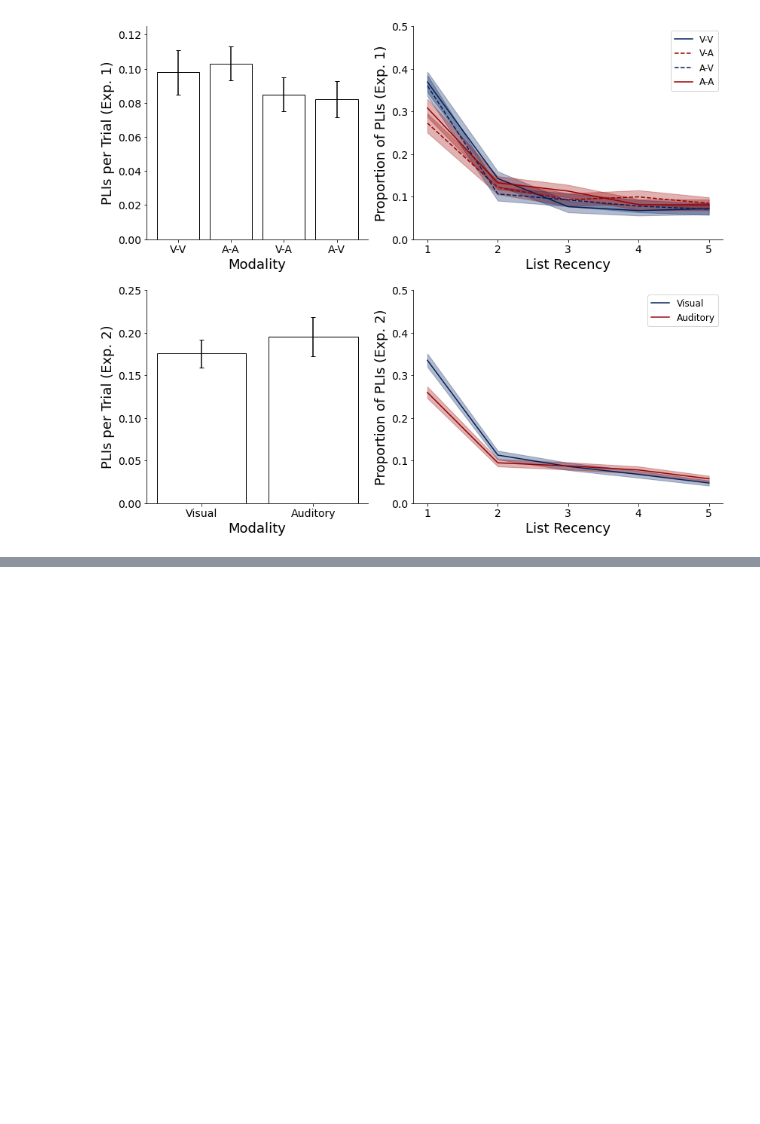
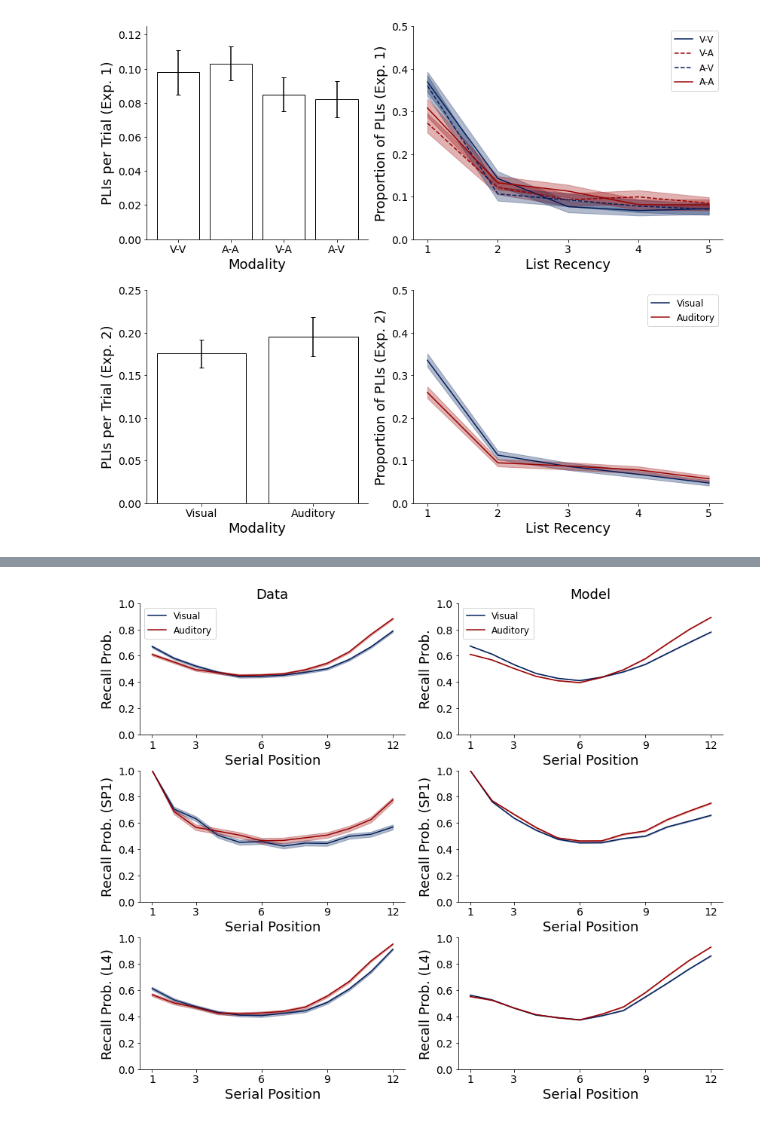
Before and after one commit to jpazdera/PazdKaha22, a Jupyter notebook: Analysis/Poster Plotting.ipynb, the cells around one changed output, grey strips where cells are left out. Cells and saved outputs as stored; diff of their text form; code cells hidden in the pictures; blank space fills up the shorter version.

```diff
--- a/Analysis/Poster Plotting.ipynb
+++ b/Analysis/Poster Plotting.ipynb
@@ -297,0 +579,5 @@ plt.savefig('poster_figures/intrusions.svg')
+# %%
+plot_sim2(dva, daa, mva, maa, xticks=[1, 3, 6, 9, 12])
+plt.gcf().savefig('poster_figures/sim2a_spcs.svg')
+# %% [output]
+[figure, added]
```
Also changed, not shown: parts of 8 cells of this notebook, 12 other files.
